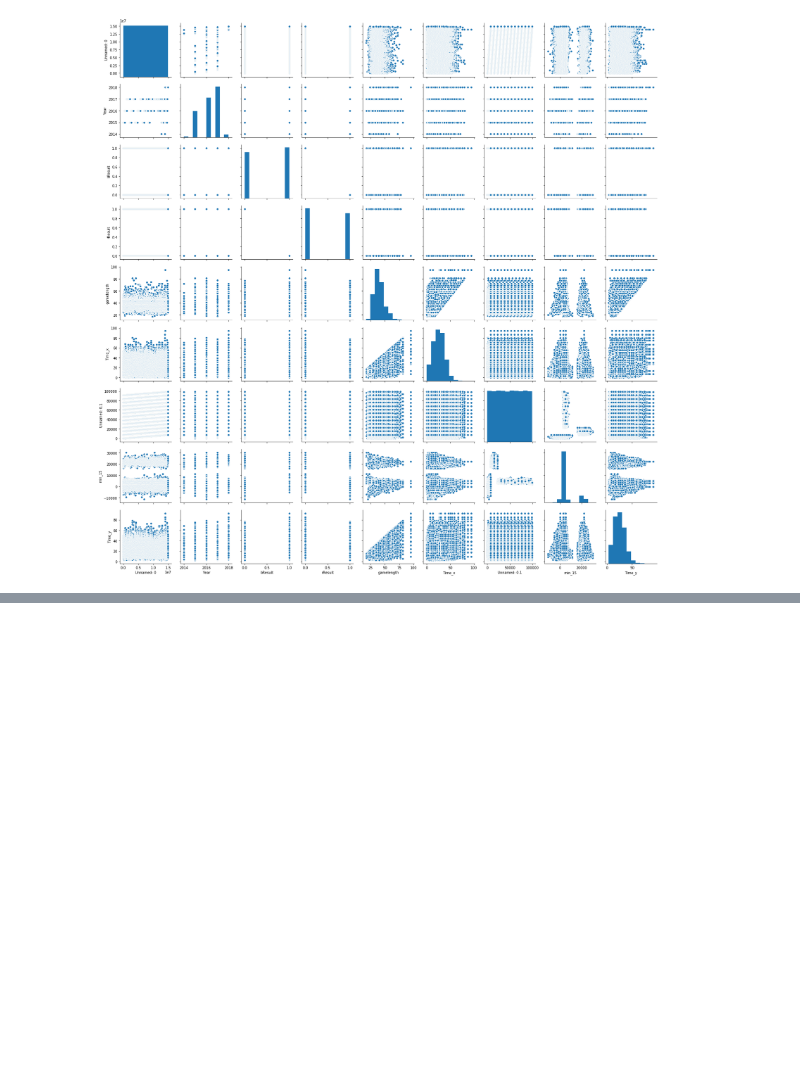
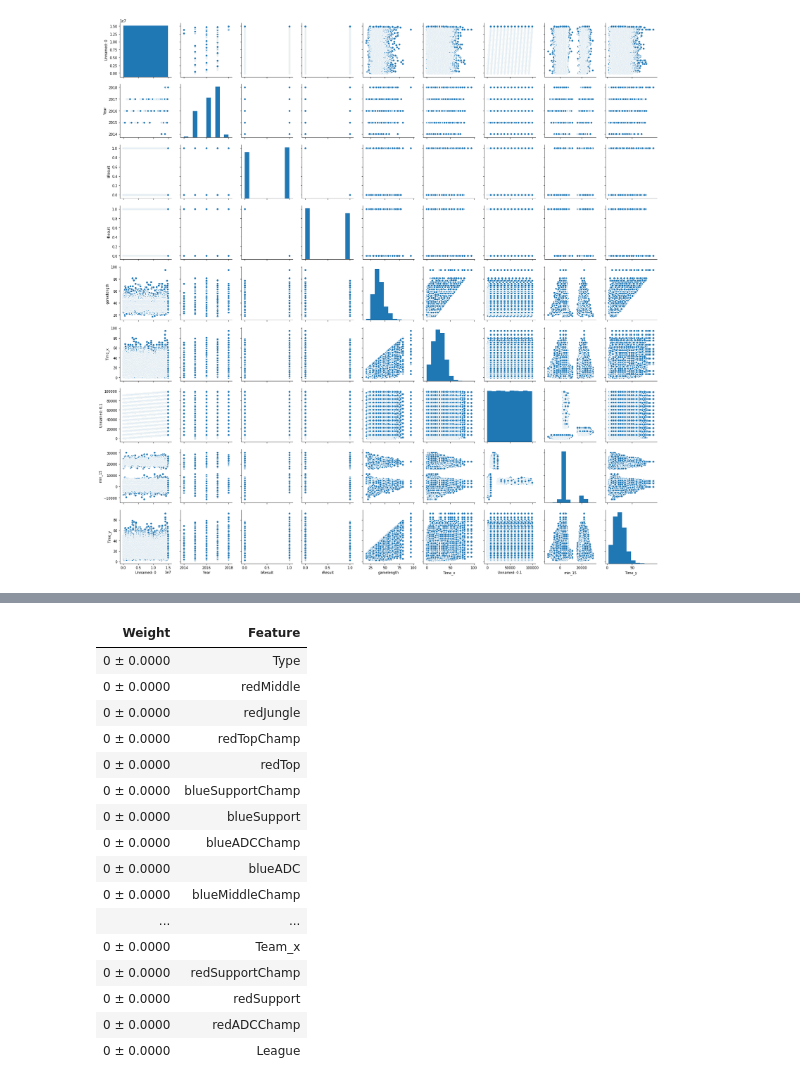
Before and after one commit to BaiganKing/Unit-2-Portfolio-Project, a Jupyter notebook: Project.ipynb, the cells around one changed output, grey strips where cells are left out. Cells and saved outputs as stored; diff of their text form; code cells hidden in the pictures; blank space fills up the shorter version.

```diff
--- a/Project.ipynb
+++ b/Project.ipynb
@@ -83,0 +193,14 @@ df.head()
+# %%
+processor = make_pipeline(
+    ce.OrdinalEncoder(),
+    SimpleImputer()
+)
+
+X_train_pro = processor.fit_transform(X_train)
+X_val_pro = processor.transform(X_val)
+#
+eval_set = [(X_train_pro, y_train),
+            (X_val_pro, y_val)]
+
+model = XGBClassifier()
+model.fit(X_train_pro, y_train, eval_set=eval_set, eval_metric='auc', early_stopping_rounds=100)
@@ -83,0 +239,11 @@ df.head()
+# %%
+transformers = make_pipeline(
+    ce.OrdinalEncoder(),
+    SimpleImputer(strategy='median')
+)
+#
+X_train_transformed = transformers.fit_transform(X_train)
+X_val_transformed = transformers.transform(X_val)
+#
+model = RandomForestClassifier(n_estimators=100, random_state=42, n_jobs=-1)
+model.fit(X_train_transformed, y_train)
@@ -83,0 +270,37 @@ df.head()
+# %%
+import eli5
+from eli5.sklearn import PermutationImportance
+
+permuter = PermutationImportance(
+    model,
+    scoring='accuracy',
+    n_iter=2,
+    random_state=42
+)
+
+permuter.fit(X_val_transformed, y_val)
+feature_names = X_val.columns.tolist()
+
+eli5.show_weights(
+    permuter,
+    top=None,
+    feature_names=feature_names
+)
+# %% [output]
+| Weight | Feature |
+| 0 ± 0.0000 | Type |
+| 0 ± 0.0000 | redMiddle |
+| 0 ± 0.0000 | redJungle |
+| 0 ± 0.0000 | redTopChamp |
+| 0 ± 0.0000 | redTop |
+| 0 ± 0.0000 | blueSupportChamp |
+| 0 ± 0.0000 | blueSupport |
+| 0 ± 0.0000 | blueADCChamp |
+| 0 ± 0.0000 | blueADC |
+| 0 ± 0.0000 | blueMiddleChamp |
+| ... | ... |
+| 0 ± 0.0000 | Team_x |
+| 0 ± 0.0000 | redSupportChamp |
+| 0 ± 0.0000 | redSupport |
+| 0 ± 0.0000 | redADCChamp |
+| 0 ± 0.0000 | League |
```
Also changed, not shown: parts of 17 cells of this notebook.
